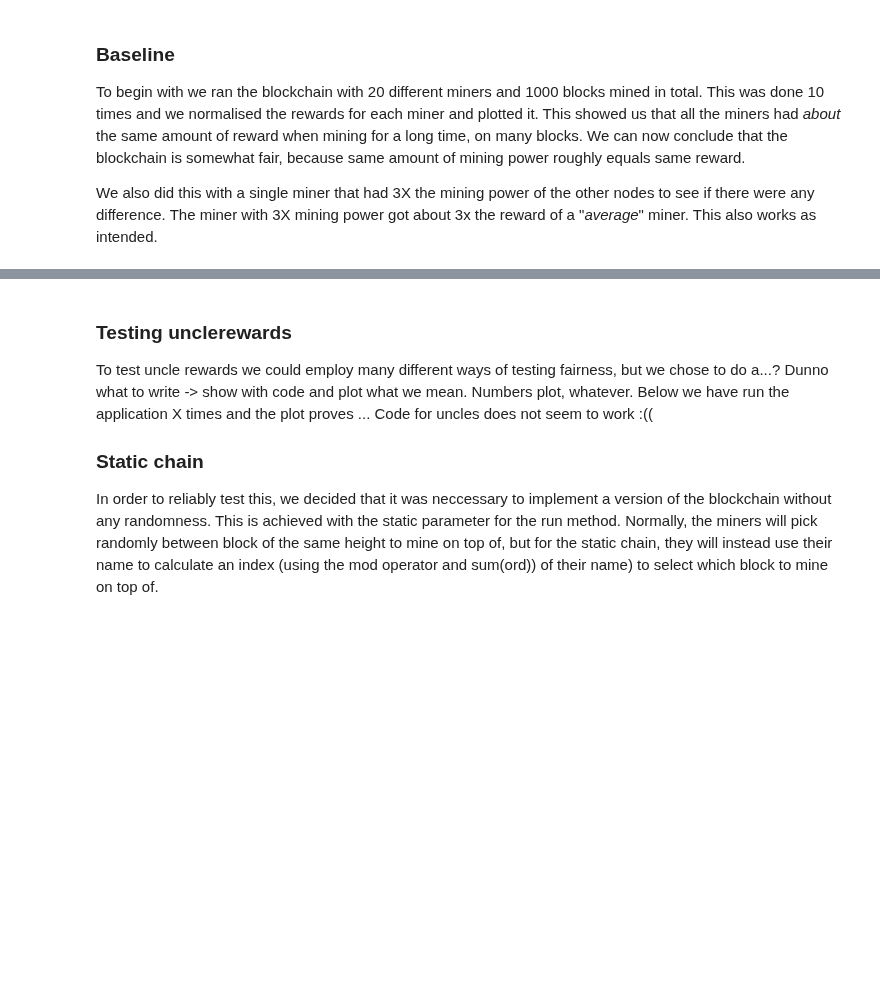
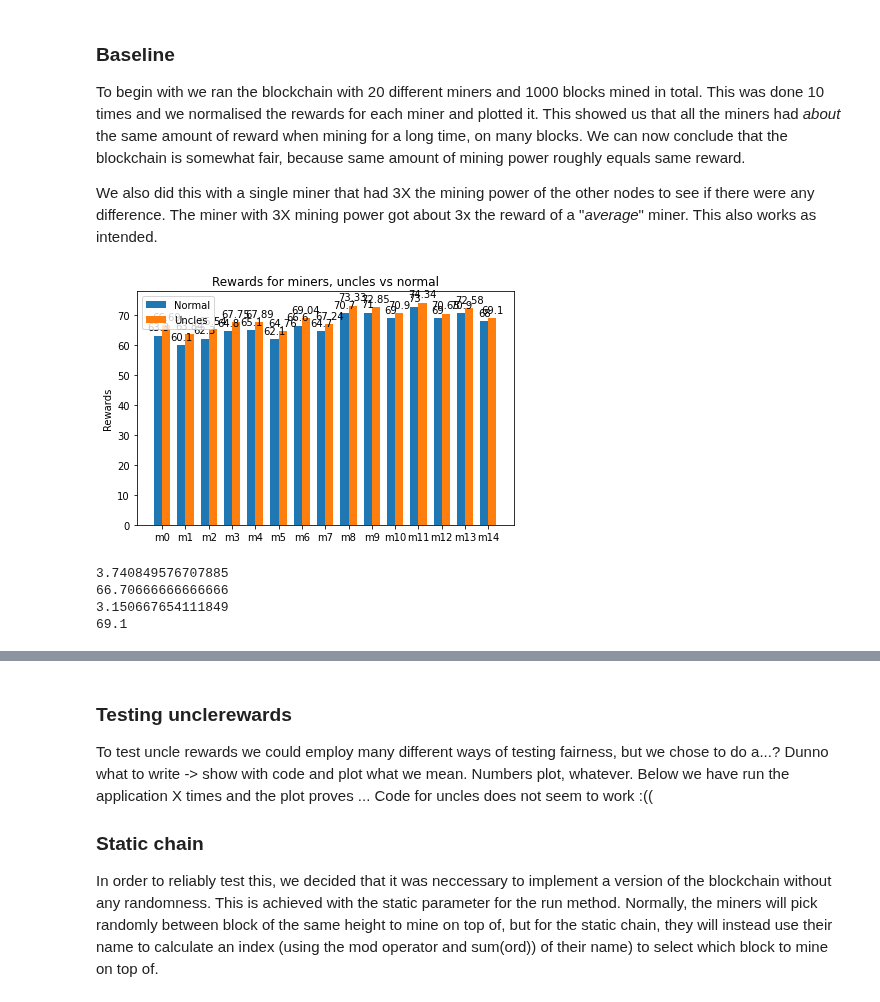
Before and after one commit to Od1nB/ProjectBlockchain, a Jupyter notebook: Project2_Uncles.ipynb, the cells around one changed output, grey strips where cells are left out. Drawn from its saved outputs; the diff is of its cells as text; code cells hidden in the pictures; blank space fills up the shorter version.

Commit message:
getavg, removed stuff

```diff
--- a/Project2_Uncles.ipynb
+++ b/Project2_Uncles.ipynb
@@ -170,6 +176,7 @@ class Miner:
         self.name = name
         self.blockchain = blockchain
         self.reward = 0
+        self.uncle_reward = 0
         self.color = "#7EDBF6"
         self.uncles = 0
         self.nephews = 0
@@ -283,9 +290,9 @@ def run(
             if grandparent is not None and len(grandparent.children) > 1:
                 for uncle in grandparent.children:
                     if uncle != last_block.previous:
-                        uncle.creator.reward += uncle_reward
+                        uncle.creator.uncle_reward += uncle_reward
                         uncle.creator.uncles += 1
-                        last_block.creator.reward += nephew_reward
+                        last_block.creator.uncle_reward += nephew_reward
                         last_block.creator.nephews += 1
         last_block=last_block.previous
     return bc, miners, selfish
@@ -439,34 +416,35 @@ We also did this with a single miner that had 3X the mining power of the other n
+# %%
+# # Multiple runs to show normal, uncles, normal big and uncle big
+miner_names = ["m"+ str(i) for i in range(15)]
+miner_rewards_normal, miner_rewards_uncles = getavg(100,run,num_blocks=100,num_miners=15, uncle_reward=3, nephew_reward=2)
+miner_rewards_normal_big, miner_rewards_uncles_big = getavg(100,run,num_blocks=100,num_miners=14, uncle_reward=3, nephew_reward=2,miners=[30])
 # %%
-# # liste = bc.forks()
-# # print(liste)
-# # print("number of forks: ", len(liste))
-# # # show(bc)
-# # miner_rewards = []n xpos   miner_rewards.append((miners.reward))
-# # miner_names = ["m"+ str(i) for i, _ in enumerate(miner_rewards)]
-# # plt.bar(miner_names,miner_rewards)
-# # plot for showing forks and "normal" run
-# # plt.subplot(1,3,1)
-# # plt.bar(miner_names,miner_rewards_normal)
-# width = 0.35
-# xpos = np.arange(len(miner_names))
 
-# fig, ax = plt.subplots()
-# normal = ax.bar(xpos - width/2,miner_rewards_normal,width, label="Normal")
-# uncles = ax.bar(xpos + width/2,miner_rewards_uncles,width, label="Uncles")
+width = 0.35
+xpos = np.arange(len(miner_names))
 
-# ax.set_ylabel("Rewards")
-# ax.set_title("Rewards for miners, uncles vs normal")
-# ax.set_xticks(xpos)
-# ax.set_xticklabels(miner_names)
-# ax.legend()
-# ax.bar_label(normal,padding=3)
-# ax.bar_label(uncles,padding=3)
-# fig.tight_layout()
-# plt.show()
-# # ax[0,0].plot(miner_names,miner_rewards_normal)
-# # ax[0,0] =
+fig, ax = plt.subplots()
+normal = ax.bar(xpos - width/2,miner_rewards_normal,width, label="Normal")
+uncles = ax.bar(xpos + width/2,miner_rewards_uncles,width, label="Uncles")
 
-# # print(np.std(miner_rewards_normal))
-# # print(np.average(miner_rewards_normal))
-# # print(miner_rewards_normal)
+ax.set_ylabel("Rewards")
+ax.set_title("Rewards for miners, uncles vs normal")
+ax.set_xticks(xpos)
+ax.set_xticklabels(miner_names)
+ax.legend()
+ax.bar_label(normal,padding=3)
+ax.bar_label(uncles,padding=3)
+fig.tight_layout()
+plt.show()
+
+print(np.std(miner_rewards_normal))
+print(np.average(miner_rewards_normal))
+print(np.std(miner_rewards_uncles))
+print(np.average(miner_rewards_uncles))
+# %% [output]
+[figure, added]
+3.740849576707885
+66.70666666666666
+3.150667654111849
+69.1
 # %%
```
Also changed, not shown: parts of 15 cells of this notebook.
